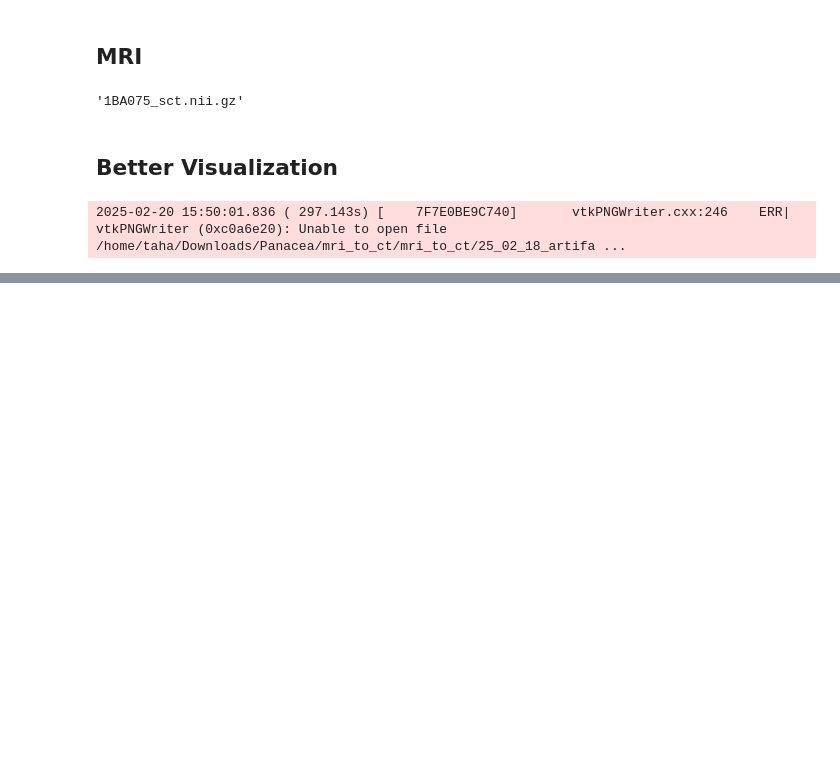
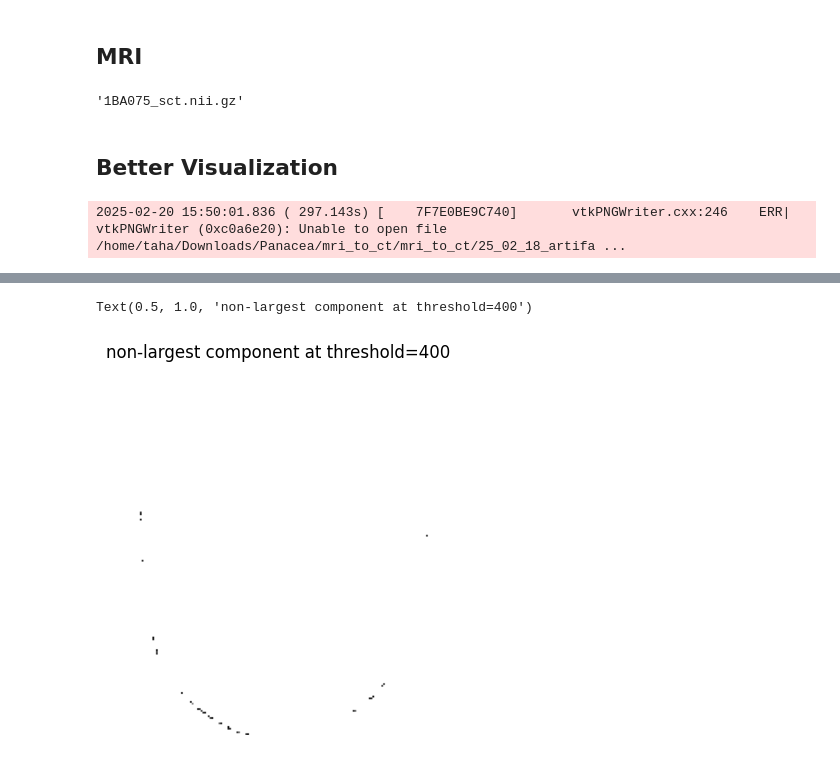
Before and after one commit to taenayat/mri_to_ct, a Jupyter notebook: python_scripts/artifact_removal_ct.ipynb, the cells around one changed output, grey strips where cells are left out. Drawn from its saved outputs; the diff is of its cells as text; code cells hidden in the pictures; blank space fills up the shorter version.

```diff
--- a/python_scripts/artifact_removal_ct.ipynb
+++ b/python_scripts/artifact_removal_ct.ipynb
@@ -1079,0 +1303,18 @@ visualize_mri(os.path.join(MRI_PATH, mri_dir[0]), mri_output_dir)
+# %%
+threshold = -400
+binary_mask = sitk.BinaryThreshold(image_sitk, lowerThreshold=threshold, upperThreshold=3000)
+connected_components = sitk.ConnectedComponent(binary_mask)
+labeled_components = sitk.RelabelComponent(connected_components, sortByObjectSize=True)
+skull_mask1 = sitk.BinaryThreshold(labeled_components, lowerThreshold=1, upperThreshold=1, insideValue=1, outsideValue=0)
+skull_mask2 = sitk.BinaryThreshold(labeled_components, lowerThreshold=1, upperThreshold=1000, insideValue=1, outsideValue=0)
+img1 = sitk.GetArrayFromImage(sitk.Mask(image_sitk, skull_mask1))
+img2 = sitk.GetArrayFromImage(sitk.Mask(image_sitk, skull_mask2))
+diff = img2 - img1
+
+slice_number = 100
+plt.imshow(diff[:,slice_number,:], cmap='gray')
+plt.axis('off')
+plt.title('non-largest component at threshold=400')
+# %% [output]
+Text(0.5, 1.0, 'non-largest component at threshold=400')
+[figure, added]
```
Also changed, not shown: parts of 15 cells of this notebook, 7 other files.
